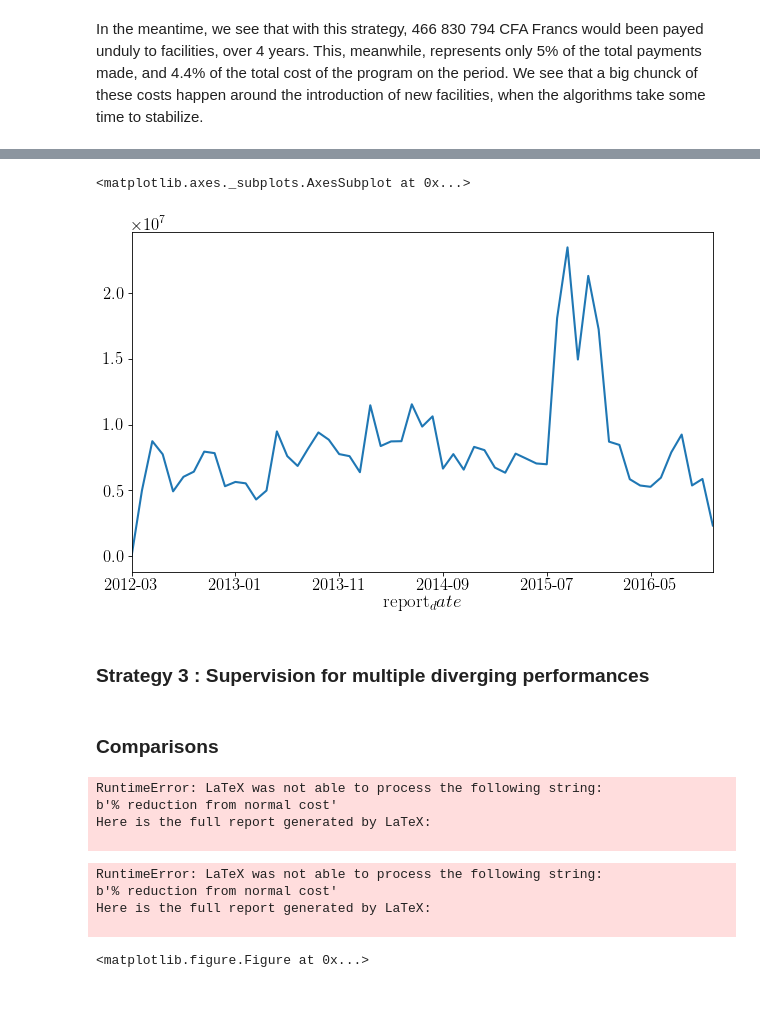
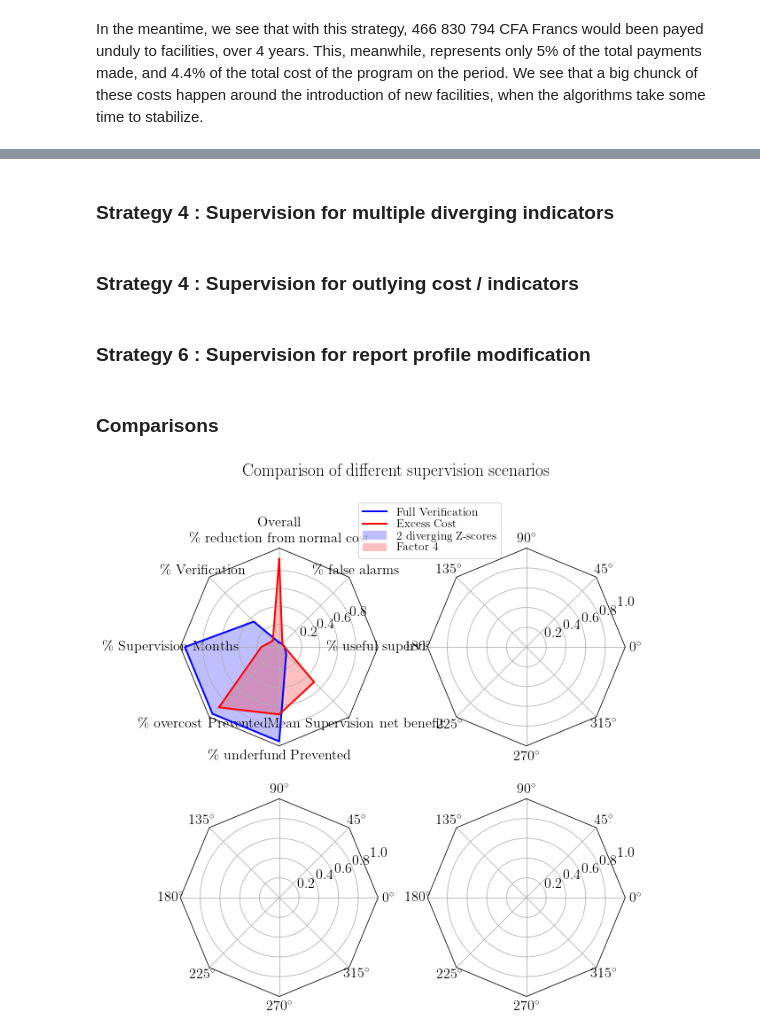
Before and after one commit to grlurton/orbf_data_validation, a Jupyter notebook: notebooks/reporting/Analysis.ipynb, the cells around one changed output, grey strips where cells are left out. Drawn from its saved outputs; the diff is of its cells as text; code cells hidden in the pictures; blank space fills up the shorter version.

```diff
--- a/notebooks/reporting/Analysis.ipynb
+++ b/notebooks/reporting/Analysis.ipynb
@@ -337,3 +406,0 @@ undue_payment_by_fac.hist()
-# %%
-a = perc_undue_payment[~(np.isnan(perc_undue_payment)) & ~(np.isinf(perc_undue_payment)) & (perc_undue_payment < 2)]
-a.hist()
@@ -343,10 +407,9 @@ a.hist()
-# %%
-undue_payment.groupby(level= 1).sum().plot()
-# %% [output]
-<matplotlib.axes._subplots.AxesSubplot at 0x...>
-[figure, removed]
 # %% [markdown]
-### Strategy 3 : Supervision for multiple diverging performances
+### Strategy 4 : Supervision for multiple diverging indicators
+# %% [markdown]
+### Strategy 4 : Supervision for outlying cost / indicators
+# %% [markdown]
+### Strategy 6 : Supervision for report profile modification
 # %% [markdown]
 ### Comparisons
 # %%
@@ -466,9 +529,9 @@ def unit_poly_verts(theta):
     return verts
 
 
-dimensions = ['% reduction from normal cost', '% Verification', '% Supervision Months',
-         '% overcost Prevented', '% underfund Prevented', 'Mean Supervision net benefit',
-         '% useful supervision', '% false alarms']
+dimensions = ['\% reduction from normal cost', '\% Verification', '\% Supervision Months',
+         '\% overcost Prevented', '\% underfund Prevented', 'Mean Supervision net benefit',
+         '\% useful supervision', '\% false alarms']
 
 def example_data():
     data = [
@@ -507,39 +570,31 @@ if __name__ == '__main__':
 
     data = example_data()
     spoke_labels = data.pop(0)
 
     fig, axes = plt.subplots(figsize=(9, 9), nrows=2, ncols=2,
                              subplot_kw=dict(projection='radar'))
     fig.subplots_adjust(wspace=0.25, hspace=0.20, top=0.85, bottom=0.05)
 
     colors = ['b', 'r', 'g', 'm', 'y']
     # Plot the four cases from the example data on separate axes
     for ax, (title, case_data) in zip(axes.flatten(), data):
         ax.set_rgrids([0.2, 0.4, 0.6, 0.8])
         ax.set_title(title, weight='bold', size='medium', position=(0.5, 1.1),
                      horizontalalignment='center', verticalalignment='center')
         for d, color in zip(case_data, colors):
             ax.plot(theta, d, color=color)
             ax.fill(theta, d, facecolor=color, alpha=0.25)
         ax.set_varlabels(spoke_labels)
 
     # add legend relative to top-left plot
     ax = axes[0, 0]
     labels = ('Full Verification', 'Excess Cost', '2 diverging Z-scores', 'Factor 4', 'Factor 5')
     legend = ax.legend(labels, loc=(0.9, .95),
                        labelspacing=0.1, fontsize='small')
 
     fig.text(0.5, 0.965, 'Comparison of different supervision scenarios',
              horizontalalignment='center', color='black', weight='bold',
              size='large')
     plt.show()
 # %% [output]
-RuntimeError: LaTeX was not able to process the following string:
-b'% reduction from normal cost'
-Here is the full report generated by LaTeX:
-
-RuntimeError: LaTeX was not able to process the following string:
-b'% reduction from normal cost'
-Here is the full report generated by LaTeX:
-
-<matplotlib.figure.Figure at 0x...>
+[figure, added]
```
Also changed, not shown: parts of 26 cells of this notebook, 1 other file.
